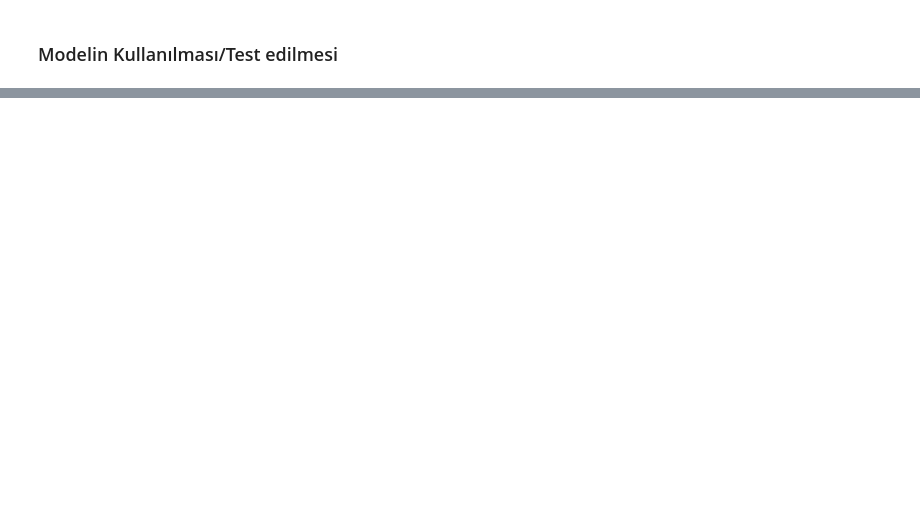
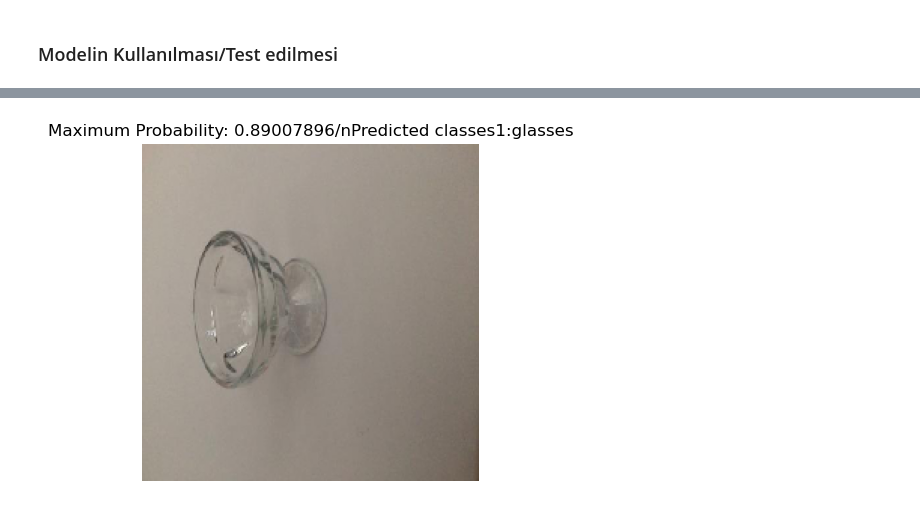
Before and after one commit to gulyilmazz/Solid_waste_detection_with_CNN, a Jupyter notebook: cnn_kati_atik.ipynb, the cells around one changed output, grey strips where cells are left out. Cells and saved outputs as stored; diff of their text form; code cells hidden in the pictures; blank space fills up the shorter version.

```diff
--- a/cnn_kati_atik.ipynb
+++ b/cnn_kati_atik.ipynb
@@ -393,7 +434,7 @@ def model_testing(path):
     return img,p, predicted_class
 
 
-img1,p1, predicted_classes1 = model_testing('')
-img2,p2, predicted_classes2 = model_testing('')
-img3,p3, predicted_classes3 = model_testing('')
-img4,p4, predicted_classes4 = model_testing('')
+img1,p1, predicted_classes1 = model_testing(r'C:\Users\glylm\Desktop\dp\Solid_waste_detection_with_CNN\deney1.jpg')
+img2,p2, predicted_classes2 = model_testing(r'C:\Users\glylm\Desktop\dp\Solid_waste_detection_with_CNN\deney2.jpg')
+img3,p3, predicted_classes3 = model_testing(r'C:\Users\glylm\Desktop\dp\Solid_waste_detection_with_CNN\deney1.jpg')
+img4,p4, predicted_classes4 = model_testing(r'C:\Users\glylm\Desktop\dp\Solid_waste_detection_with_CNN\deney2.jpg')
@@ -400,14 +446,10 @@ img4,p4, predicted_classes4 = model_testing('')
 # %%
 plt.figure(figsize=(20,60))
 
 plt.subplot(141)
 plt.axis('off')
 plt.imshow(img1.squeeze())
-plt.title("Maximum Probability: " + str(np.max(p1[0], axis= -1)) + "/n" + "Predicted class:" + str(waste_labels[predicted_class1]))
+plt.title("Maximum Probability: " + str(np.max(p1[0], axis= -1)) + "/n" + "Predicted classes1:" + str(waste_labels[predicted_classes1]))
 plt.imshow(img1);
-
-plt.subplot(142)
-plt.axis('off')
-plt.imshow(img2.squeeze())
-plt.title("Maximum Probability: " + str(np.max(p2[0], axis= -1)) + "/n" + "Predicted class:" + str(waste_labels[predicted_class2]))
-plt.imshow(img1);
+# %% [output]
+[figure, added]
```
Also changed, not shown: parts of 15 cells of this notebook, 3 other files.
